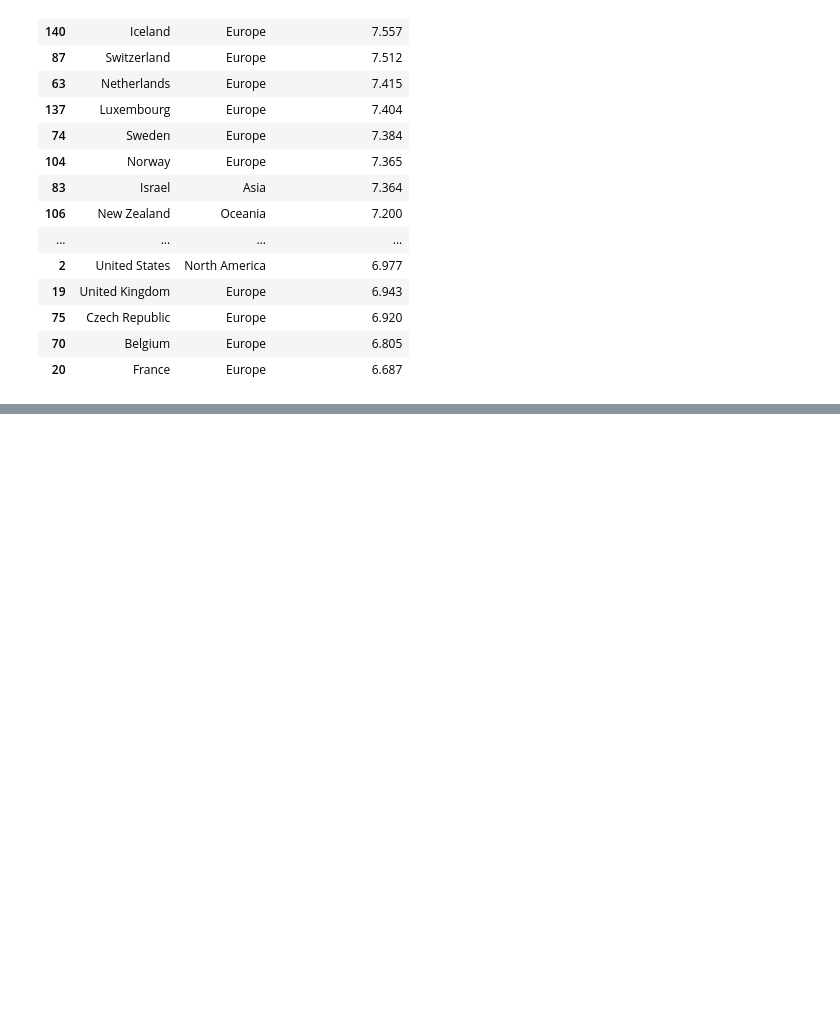
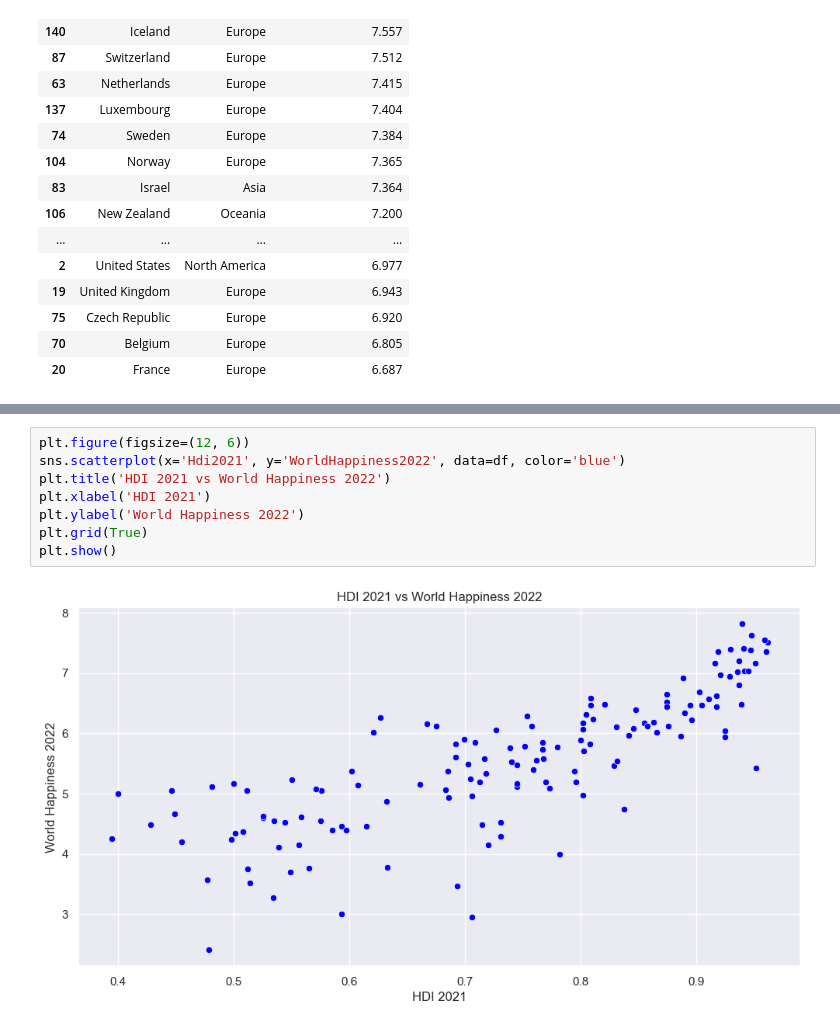
Before and after one commit to varkolibmer/EDA_Projects, a Jupyter notebook: Country_Analysis.ipynb, the cells around one changed output, grey strips where cells are left out. Cells and saved outputs as stored; diff of their text form; blank space fills up the shorter version.

```diff
--- a/Country_Analysis.ipynb
+++ b/Country_Analysis.ipynb
@@ -234,0 +263,10 @@ plt.show()
+# %%
+plt.figure(figsize=(12, 6))
+sns.scatterplot(x='Hdi2021', y='WorldHappiness2022', data=df, color='blue')
+plt.title('HDI 2021 vs World Happiness 2022')
+plt.xlabel('HDI 2021')
+plt.ylabel('World Happiness 2022')
+plt.grid(True)
+plt.show()
+# %% [output]
+[figure, added]
```
Also changed, not shown: parts of 15 cells of this notebook.
